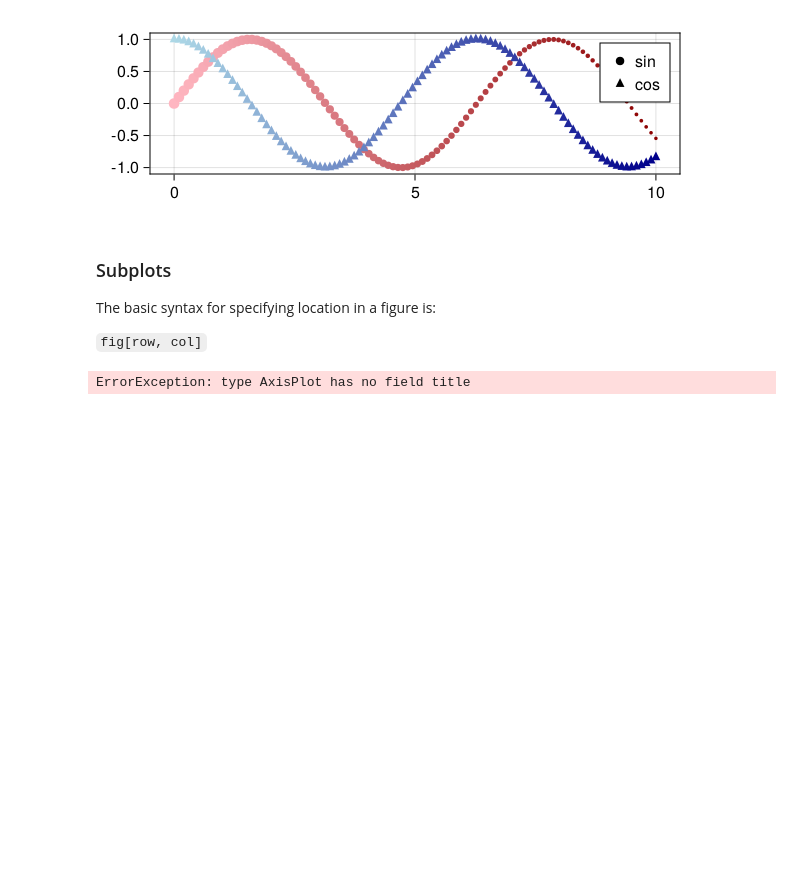
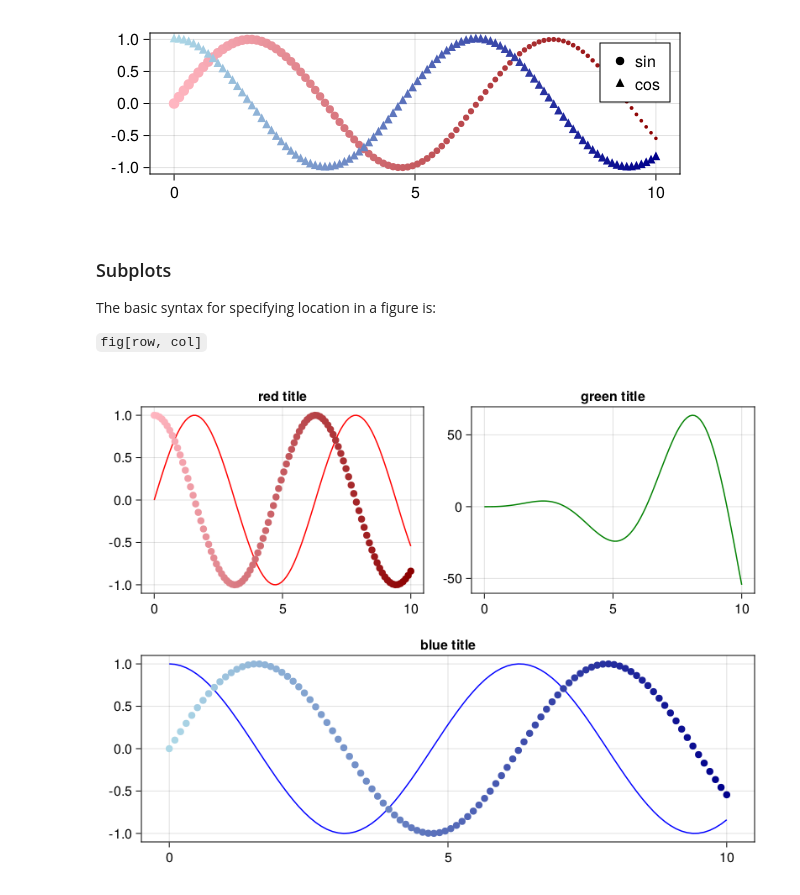
Before and after one commit to mis0butter/julia_learn, a Jupyter notebook: sandbox/cairomakie_nb.ipynb, the cells around one changed output. Drawn from its saved outputs; the diff is of its cells as text; code cells hidden in the pictures; blank space fills up the shorter version.

Commit message:
updated the caromakie tutorial, make some pretty plots

```diff
--- a/sandbox/cairomakie_nb.ipynb
+++ b/sandbox/cairomakie_nb.ipynb
@@ -262,14 +262,24 @@ The basic syntax for specifying location in a figure is:
 # %%
 x = LinRange(0, 10, 100)
 y = sin.(x)
 
-fig = Figure( resolution = (600,600) )
+fig = Figure( resolution = (800,600) )
 red = lines( fig[1,1], x, sin, color = :red )
-green = lines( fig[1,2], x, x.^2, color = :green  )
+green = lines( fig[1,2], x, x.^2 .* sin.(x), color = :green  )
 blue = lines( fig[2,1:2], x, cos, color = :blue )
 
-blue.title = "title"
+red.axis.title = "red title"
+green.axis.title = "green title"
+blue.axis.title = "blue title"
+
+red2 = scatter!( red.axis, x, cos,
+    color = range(0,1,length = 100),
+    colormap = :reds )
+
+blue2 = scatter!( blue.axis, x, sin )
+blue2.color = range(0,1,length = 100)
+blue2.colormap = :blues
 
 display(fig)
 # %% [output]
-ErrorException: type AxisPlot has no field title
+[figure, added]
```
Also changed, not shown: 3 other files.
